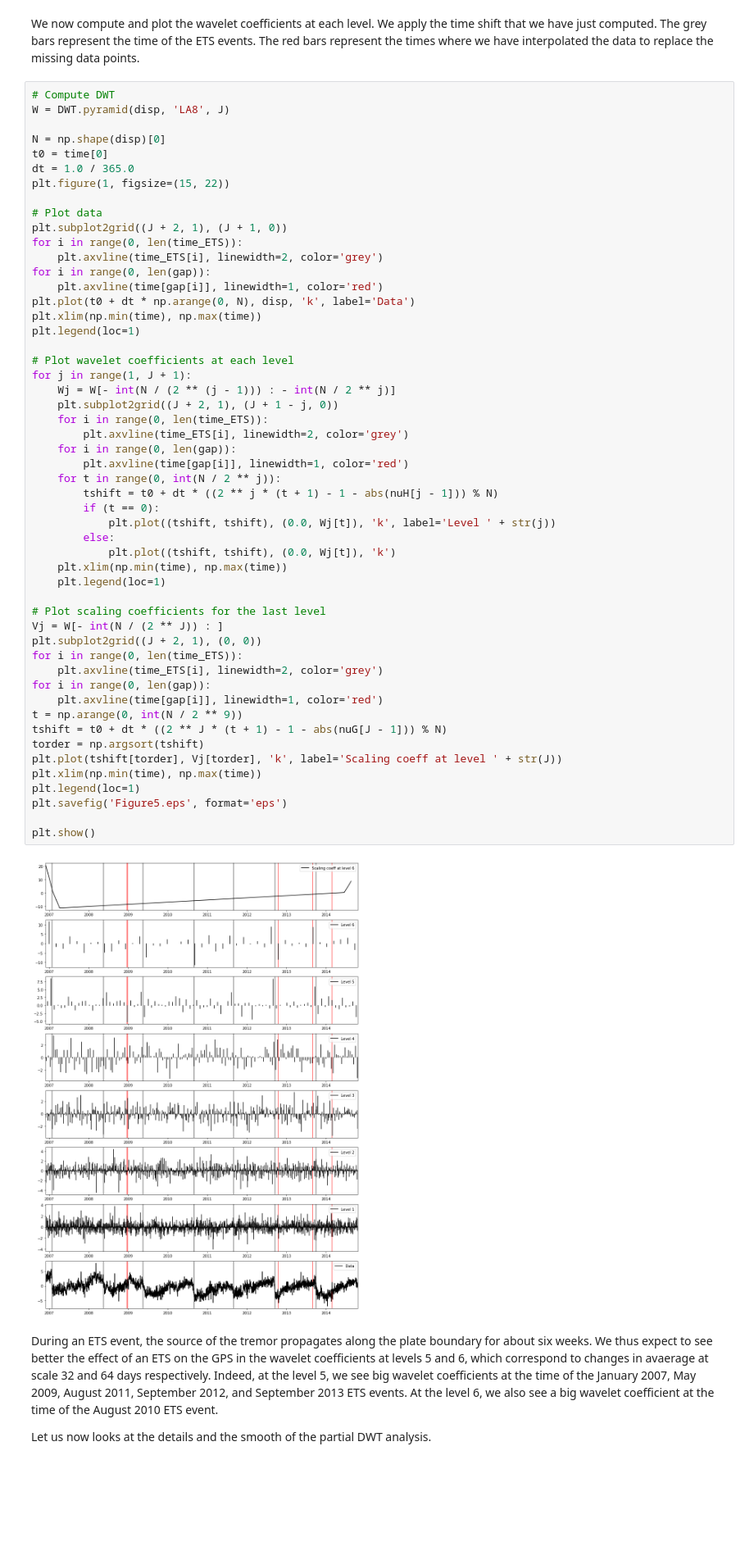
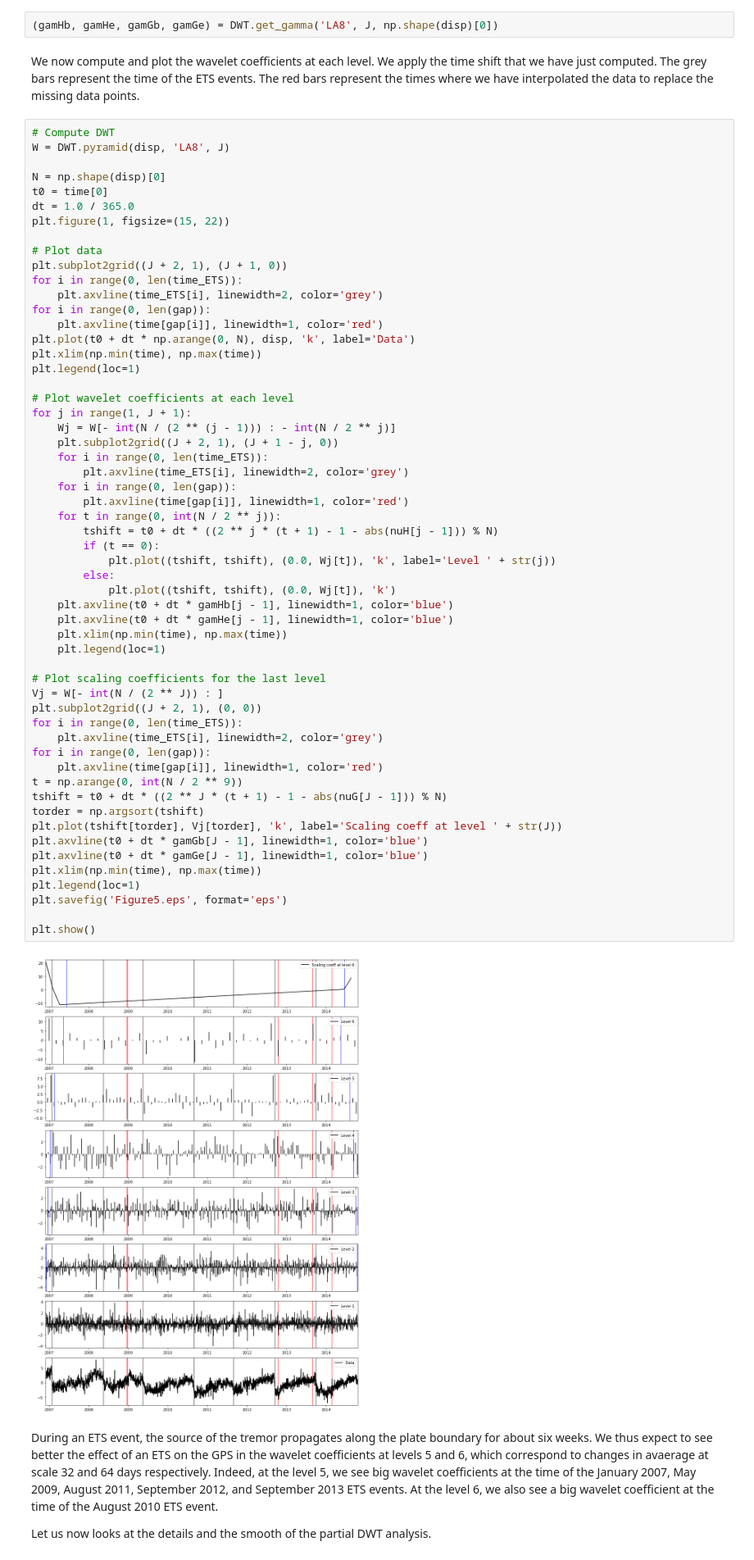
Before and after one commit to ArianeDucellier/ETSscripts, a Jupyter notebook: notebooks/slowslip_DWT.ipynb, the cells around one changed output. Shown at 82% size. Drawn from its saved outputs; the diff is of its cells as text; blank space fills up the shorter version.

Commit message:
End figures of chapter 4 of WMTSA

```diff
--- a/notebooks/slowslip_DWT.ipynb
+++ b/notebooks/slowslip_DWT.ipynb
@@ -296,3 +298,5 @@ We compute the time shift for the wavelet and scaling coefficients at each level
+# %%
+(gamHb, gamHe, gamGb, gamGe) = DWT.get_gamma('LA8', J, np.shape(disp)[0])
 # %% [markdown]
 We now compute and plot the wavelet coefficients at each level. We apply the time shift that we have just computed. The grey bars represent the time of the ETS events. The red bars represent the times where we have interpolated the data to replace the missing data points.
 # %%
@@ -321,34 +325,38 @@ for j in range(1, J + 1):
     for i in range(0, len(time_ETS)):
         plt.axvline(time_ETS[i], linewidth=2, color='grey')
     for i in range(0, len(gap)):
         plt.axvline(time[gap[i]], linewidth=1, color='red')
     for t in range(0, int(N / 2 ** j)):
         tshift = t0 + dt * ((2 ** j * (t + 1) - 1 - abs(nuH[j - 1])) % N)
         if (t == 0):
             plt.plot((tshift, tshift), (0.0, Wj[t]), 'k', label='Level ' + str(j))
         else:
             plt.plot((tshift, tshift), (0.0, Wj[t]), 'k')
+    plt.axvline(t0 + dt * gamHb[j - 1], linewidth=1, color='blue')
+    plt.axvline(t0 + dt * gamHe[j - 1], linewidth=1, color='blue')
     plt.xlim(np.min(time), np.max(time))
     plt.legend(loc=1)
 
 # Plot scaling coefficients for the last level
 Vj = W[- int(N / (2 ** J)) : ]
 plt.subplot2grid((J + 2, 1), (0, 0))
 for i in range(0, len(time_ETS)):
     plt.axvline(time_ETS[i], linewidth=2, color='grey')
 for i in range(0, len(gap)):
     plt.axvline(time[gap[i]], linewidth=1, color='red')
 t = np.arange(0, int(N / 2 ** 9))
 tshift = t0 + dt * ((2 ** J * (t + 1) - 1 - abs(nuG[J - 1])) % N)
 torder = np.argsort(tshift)
 plt.plot(tshift[torder], Vj[torder], 'k', label='Scaling coeff at level ' + str(J))
+plt.axvline(t0 + dt * gamGb[J - 1], linewidth=1, color='blue')
+plt.axvline(t0 + dt * gamGe[J - 1], linewidth=1, color='blue')
 plt.xlim(np.min(time), np.max(time))
 plt.legend(loc=1)
 plt.savefig('Figure5.eps', format='eps')
 
 plt.show()
 # %% [output]
-[figure, old version]
+[figure, new version]
 # %% [markdown]
 During an ETS event, the source of the tremor propagates along the plate boundary for about six weeks. We thus expect to see better the effect of an ETS on the GPS in the  wavelet coefficients at levels 5 and 6, which correspond to changes in avaerage at scale 32 and 64 days respectively. Indeed, at the level 5, we see big wavelet coefficients at the time of the January 2007, May 2009, August 2011, September 2012, and September 2013 ETS events. At the level 6, we also see a big wavelet coefficient at the time of the August 2010 ETS event.
 
```
Also changed, not shown: parts of 3 cells of this notebook, 15 other files.
